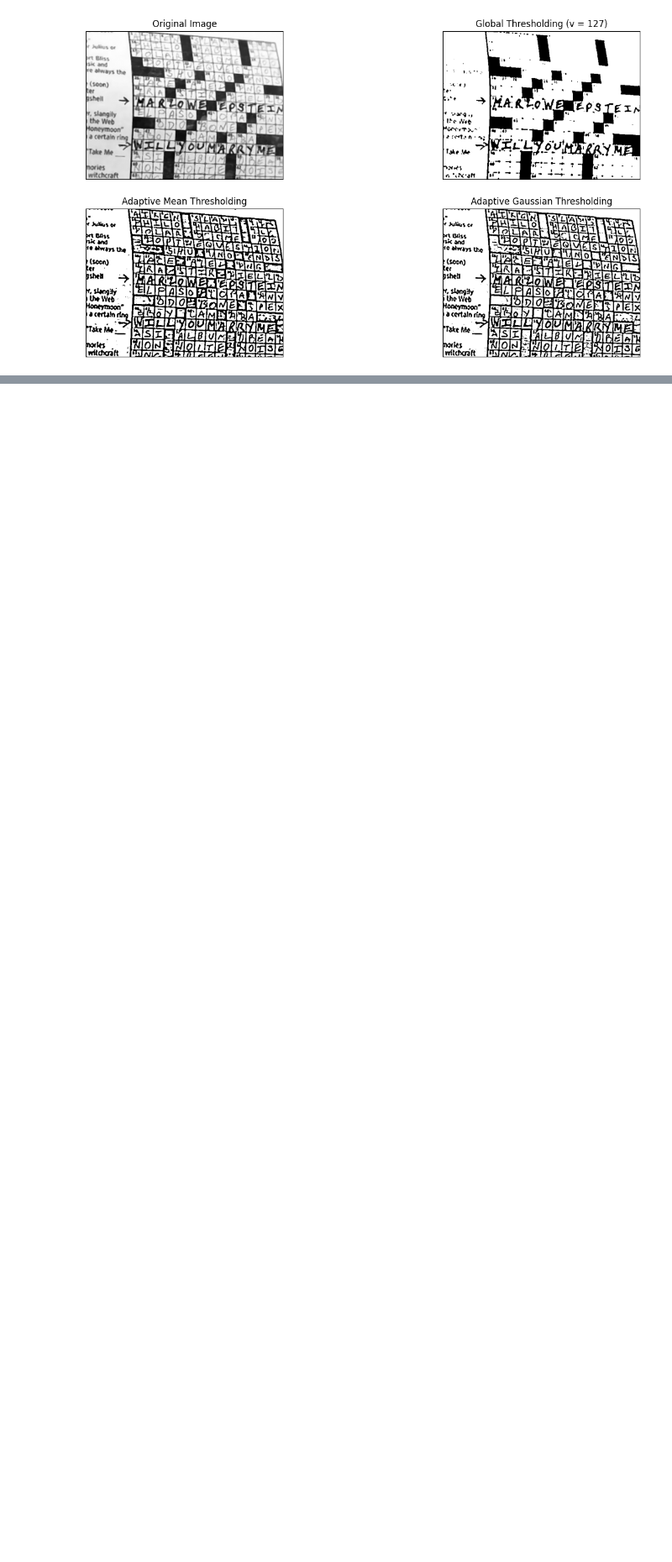
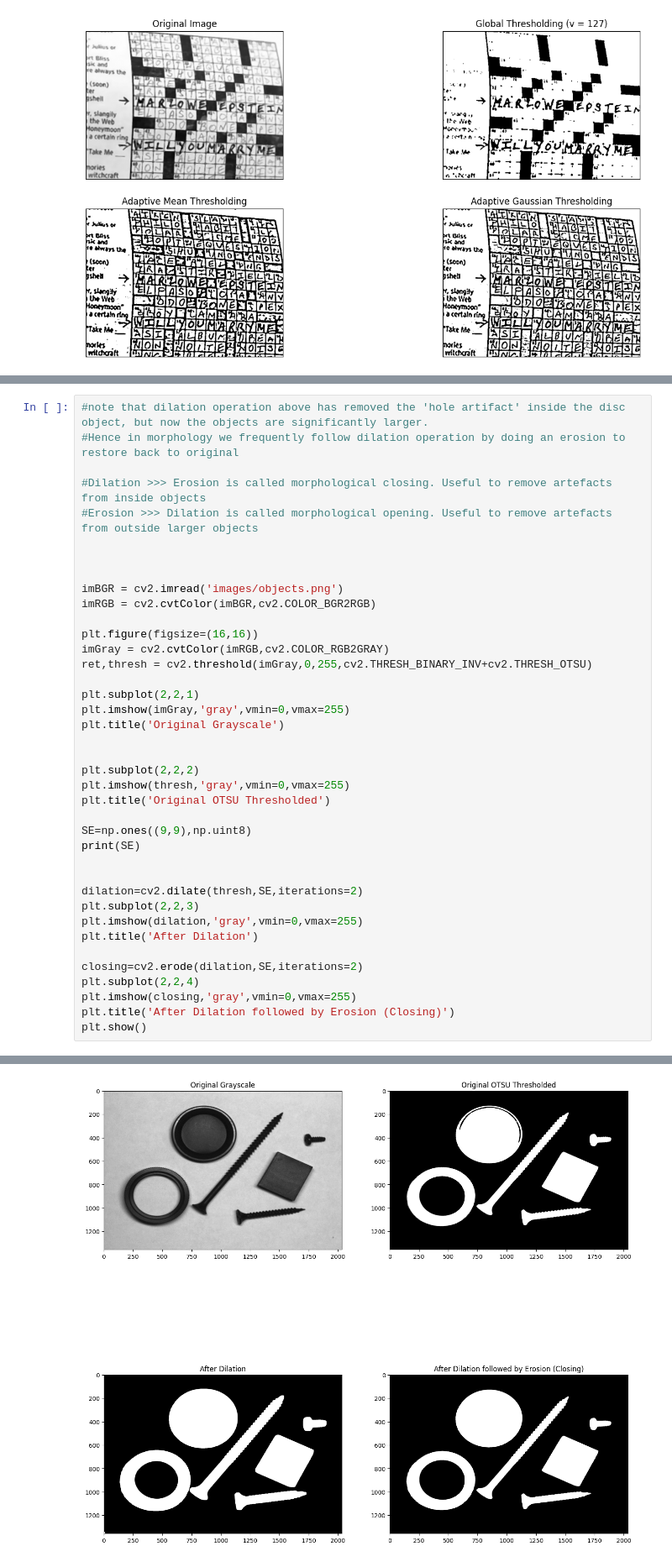
Before and after one commit to goldlego19/ImageProcessingAndComputerVision, a Jupyter notebook: Lecture9-BinaryImages.ipynb, the cells around one changed output, grey strips where cells are left out. Shown at 84% size. Saved outputs shown, nothing was run; the diff lists cells and outputs as text; blank space fills up the shorter version.

```diff
--- a/Lecture9-BinaryImages.ipynb
+++ b/Lecture9-BinaryImages.ipynb
@@ -111,0 +135,40 @@ plt.show()
+# %%
+#note that dilation operation above has removed the 'hole artifact' inside the disc object, but now the objects are significantly larger.
+#Hence in morphology we frequently follow dilation operation by doing an erosion to restore back to original
+
+#Dilation >>> Erosion is called morphological closing. Useful to remove artefacts from inside objects
+#Erosion >>> Dilation is called morphological opening. Useful to remove artefacts from outside larger objects
+
+
+
+imBGR = cv2.imread('images/objects.png')
+imRGB = cv2.cvtColor(imBGR,cv2.COLOR_BGR2RGB)
+
+plt.figure(figsize=(16,16))
+imGray = cv2.cvtColor(imRGB,cv2.COLOR_RGB2GRAY)
+ret,thresh = cv2.threshold(imGray,0,255,cv2.THRESH_BINARY_INV+cv2.THRESH_OTSU)
+
+plt.subplot(2,2,1)
+plt.imshow(imGray,'gray',vmin=0,vmax=255)
+plt.title('Original Grayscale')
+
+
+plt.subplot(2,2,2)
+plt.imshow(thresh,'gray',vmin=0,vmax=255)
+plt.title('Original OTSU Thresholded')
+
+SE=np.ones((9,9),np.uint8)
+print(SE)
+
+
+dilation=cv2.dilate(thresh,SE,iterations=2)
+plt.subplot(2,2,3)
+plt.imshow(dilation,'gray',vmin=0,vmax=255)
+plt.title('After Dilation')
+
+closing=cv2.erode(dilation,SE,iterations=2)
+plt.subplot(2,2,4)
+plt.imshow(closing,'gray',vmin=0,vmax=255)
+plt.title('After Dilation followed by Erosion (Closing)')
+plt.show()
+# %% [output]
@@ -111,0 +184 @@ plt.show()
+[figure, added]
```
Also changed, not shown: parts of 4 cells of this notebook, 10 other files.
